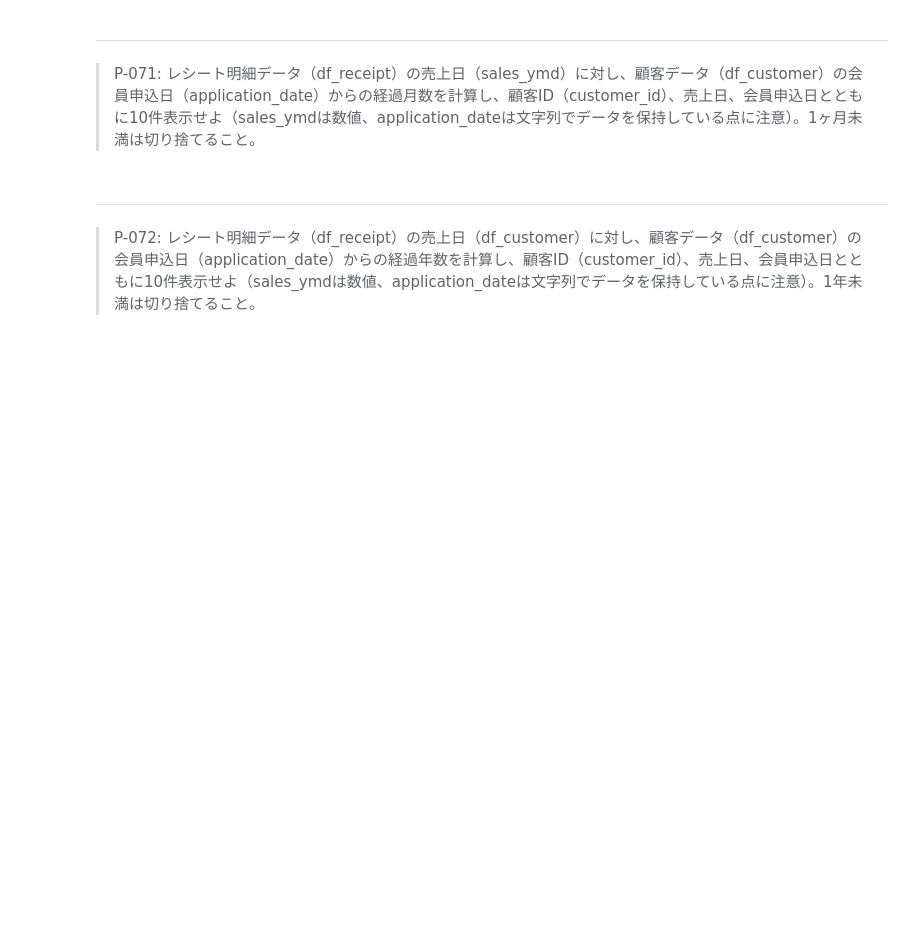
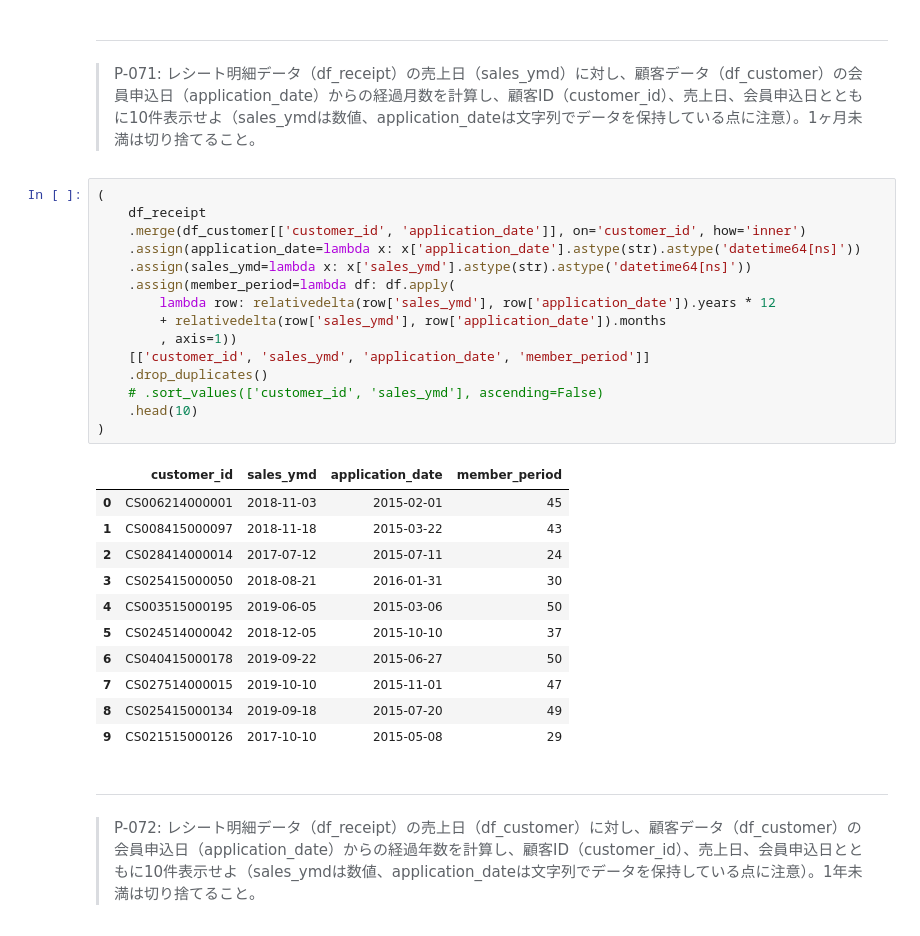
Before and after one commit to kichimura60/100knock, a Jupyter notebook: docker/work/preprocess_knock_Python.ipynb, the cells around one changed output. Drawn from its saved outputs; the diff is of its cells as text; blank space fills up the shorter version.

```diff
--- a/docker/work/preprocess_knock_Python.ipynb
+++ b/docker/work/preprocess_knock_Python.ipynb
@@ -1744,6 +1787,33 @@ df_product.rename(columns={'\ufeffproduct_cd': 'product_cd'}, inplace=True)
 # %% [markdown]
 ---
 > P-071: レシート明細データ（df_receipt）の売上日（sales_ymd）に対し、顧客データ（df_customer）の会員申込日（application_date）からの経過月数を計算し、顧客ID（customer_id）、売上日、会員申込日とともに10件表示せよ（sales_ymdは数値、application_dateは文字列でデータを保持している点に注意）。1ヶ月未満は切り捨てること。
+# %%
+(
+    df_receipt
+    .merge(df_customer[['customer_id', 'application_date']], on='customer_id', how='inner')
+    .assign(application_date=lambda x: x['application_date'].astype(str).astype('datetime64[ns]'))
+    .assign(sales_ymd=lambda x: x['sales_ymd'].astype(str).astype('datetime64[ns]'))
+    .assign(member_period=lambda df: df.apply(
+        lambda row: relativedelta(row['sales_ymd'], row['application_date']).years * 12
+        + relativedelta(row['sales_ymd'], row['application_date']).months
+        , axis=1))
+    [['customer_id', 'sales_ymd', 'application_date', 'member_period']]
+    .drop_duplicates()
+    # .sort_values(['customer_id', 'sales_ymd'], ascending=False)
+    .head(10)
+)
+# %% [output]
+|  | customer_id | sales_ymd | application_date | member_period |
+| 0 | CS006214000001 | 2018-11-03 | 2015-02-01 | 45 |
+| 1 | CS008415000097 | 2018-11-18 | 2015-03-22 | 43 |
+| 2 | CS028414000014 | 2017-07-12 | 2015-07-11 | 24 |
+| 3 | CS025415000050 | 2018-08-21 | 2016-01-31 | 30 |
+| 4 | CS003515000195 | 2019-06-05 | 2015-03-06 | 50 |
+| 5 | CS024514000042 | 2018-12-05 | 2015-10-10 | 37 |
+| 6 | CS040415000178 | 2019-09-22 | 2015-06-27 | 50 |
+| 7 | CS027514000015 | 2019-10-10 | 2015-11-01 | 47 |
+| 8 | CS025415000134 | 2019-09-18 | 2015-07-20 | 49 |
+| 9 | CS021515000126 | 2017-10-10 | 2015-05-08 | 29 |
 # %% [markdown]
 ---
 > P-072: レシート明細データ（df_receipt）の売上日（df_customer）に対し、顧客データ（df_customer）の会員申込日（application_date）からの経過年数を計算し、顧客ID（customer_id）、売上日、会員申込日とともに10件表示せよ（sales_ymdは数値、application_dateは文字列でデータを保持している点に注意）。1年未満は切り捨てること。
```
Also changed, not shown: parts of 11 cells of this notebook.
